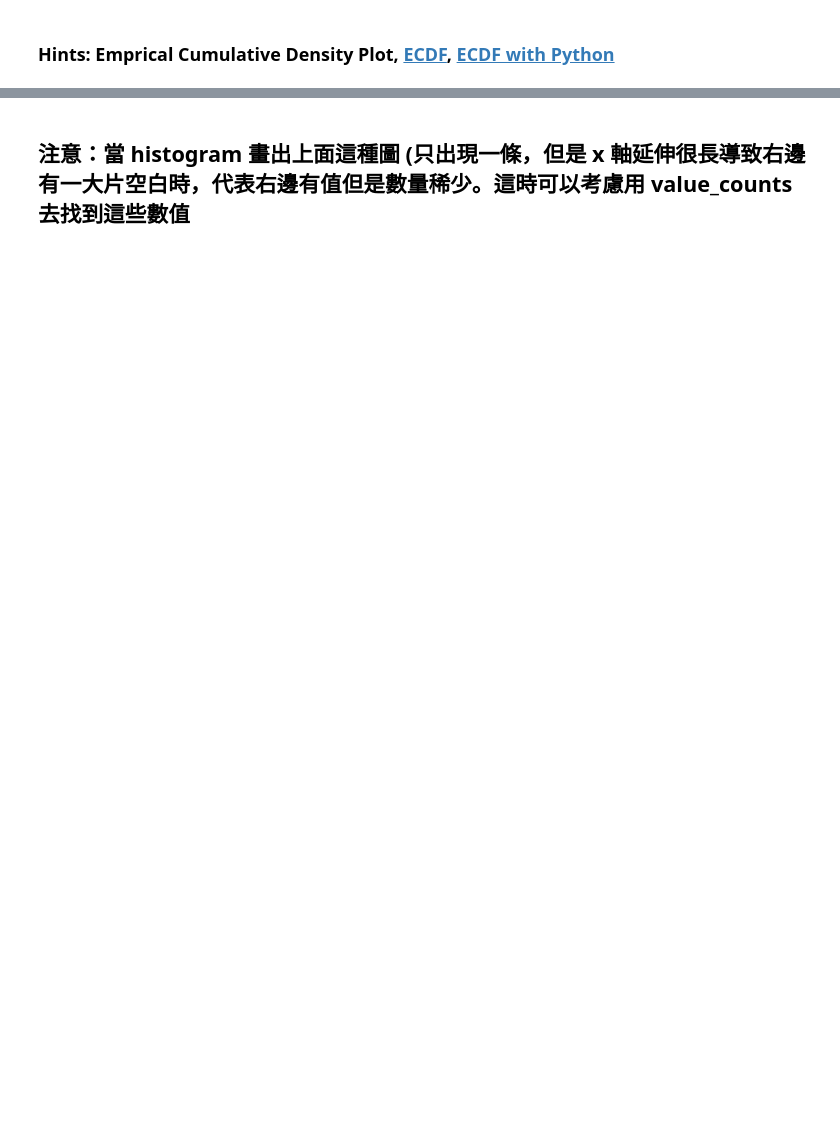
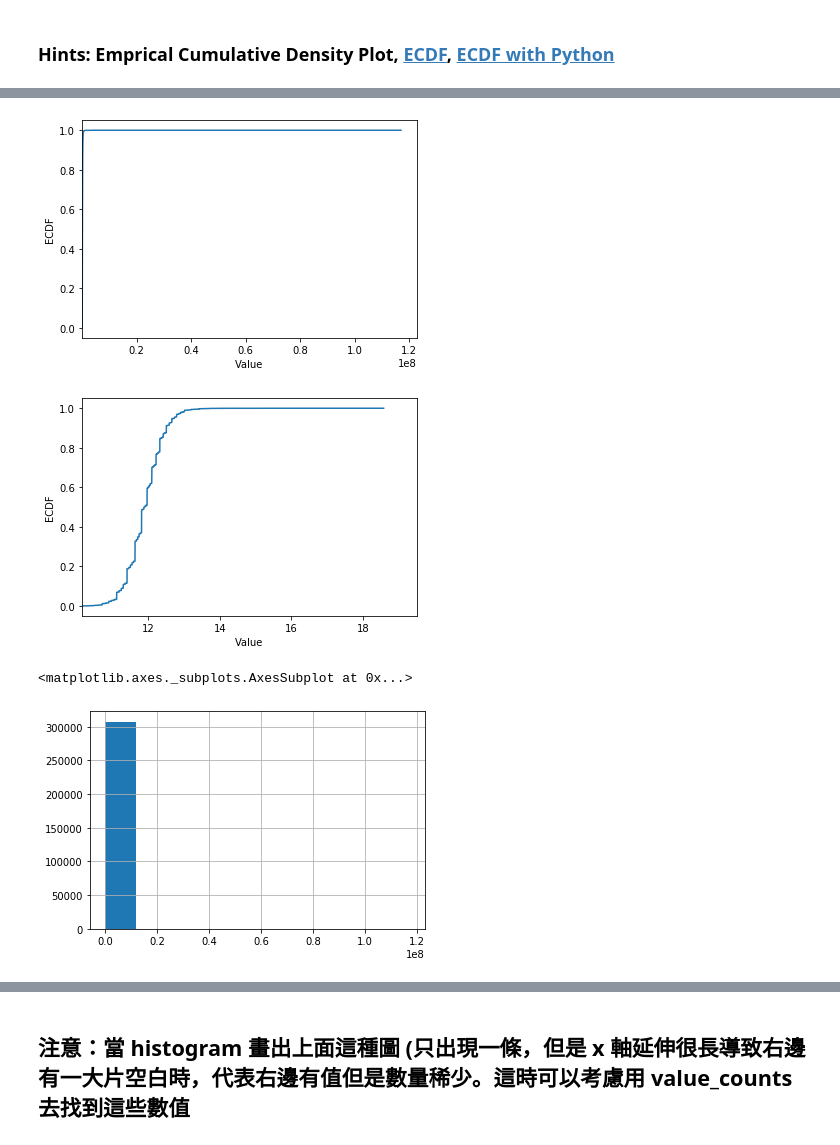
Before and after one commit to chichihhan/ML100Days, a Jupyter notebook: homework/Day_009_HW.ipynb, the cells around one changed output, grey strips where cells are left out. Drawn from its saved outputs; the diff is of its cells as text; code cells hidden in the pictures; blank space fills up the shorter version.

```diff
--- a/homework/Day_009_HW.ipynb
+++ b/homework/Day_009_HW.ipynb
@@ -68,29 +81,31 @@ TypeError: not all arguments converted during string formatting
 # %% [markdown]
 ### Hints: Emprical Cumulative Density Plot, [ECDF](https://zh.wikipedia.org/wiki/%E7%BB%8F%E9%AA%8C%E5%88%86%E5%B8%83%E5%87%BD%E6%95%B0), [ECDF with Python](https://stackoverflow.com/questions/14006520/ecdf-in-python-without-step-function)
 # %%
-# 最大值離平均與中位數很遠
+
 print(app_train['AMT_INCOME_TOTAL'].describe())
 
 # 繪製 Empirical Cumulative Density Plot (ECDF)
 """
 YOUR CODE HERE
 """
-cdf =
+def ECDF_function(plt_data):
+    plt_data_value_count = plt_data.value_counts()
+    cdf = plt_data_value_count.sort_index().cumsum()*1./len(plt_data_value_count)
 
 
-plt.plot(list(cdf.index), cdf/cdf.max())
-plt.xlabel('Value')
-plt.ylabel('ECDF')
-plt.xlim([cdf.index.min(), cdf.index.max() * 1.05]) # 限制顯示圖片的範圍
-plt.ylim([-0.05,1.05]) # 限制顯示圖片的範圍
+    plt.plot(list(cdf.index), cdf/cdf.max())
+    plt.xlabel('Value')
+    plt.ylabel('ECDF')
+    plt.xlim([cdf.index.min(), cdf.index.max() * 1.05]) # 限制顯示圖片的範圍
+    plt.ylim([-0.05,1.05]) # 限制顯示圖片的範圍
 
-plt.show()
+    plt.show()
 
 # 改變 y 軸的 Scale, 讓我們可以正常檢視 ECDF
-plt.plot(np.log(list(cdf.index)), cdf/cdf.max())
-plt.xlabel('Value (log-scale)')
-plt.ylabel('ECDF')
+#plt.plot(np.log(list(cdf.index)), cdf/cdf.max())
+#plt.xlabel('Value (log-scale)')
+#plt.ylabel('ECDF')
 
-plt.ylim([-0.05,1.05]) # 限制顯示圖片的範圍
+#plt.ylim([-0.05,1.05]) # 限制顯示圖片的範圍
 
-plt.show()
+#plt.show()
@@ -97,4 +122,16 @@ plt.show()
 # %% [markdown]
 ## 補充：Normal dist 的 ECDF
 ![ecdf_normal](https://au.mathworks.com/help/examples/stats/win64/PlotEmpiricalCdfAndCompareWithSamplingDistributionExample_01.png)
+# %%
+# 最大值離平均與中位數很遠
+# 繪製 Empirical Cumulative Density Plot (ECDF)
+ECDF_function(app_train['AMT_INCOME_TOTAL'])
+#改變 y 軸的 Scale, 讓我們可以正常檢視 ECDF
+ECDF_function(np.log(app_train['AMT_INCOME_TOTAL']))
+app_train['AMT_INCOME_TOTAL'].hist()
+# %% [output]
+[figure, added]
+[figure, added]
+<matplotlib.axes._subplots.AxesSubplot at 0x...>
+[figure, added]
 # %%
```
Also changed, not shown: parts of 9 cells of this notebook.
